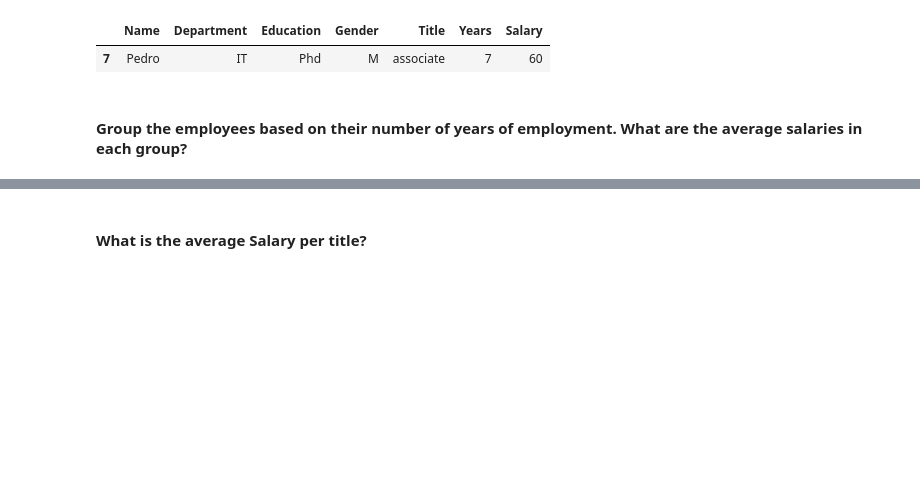
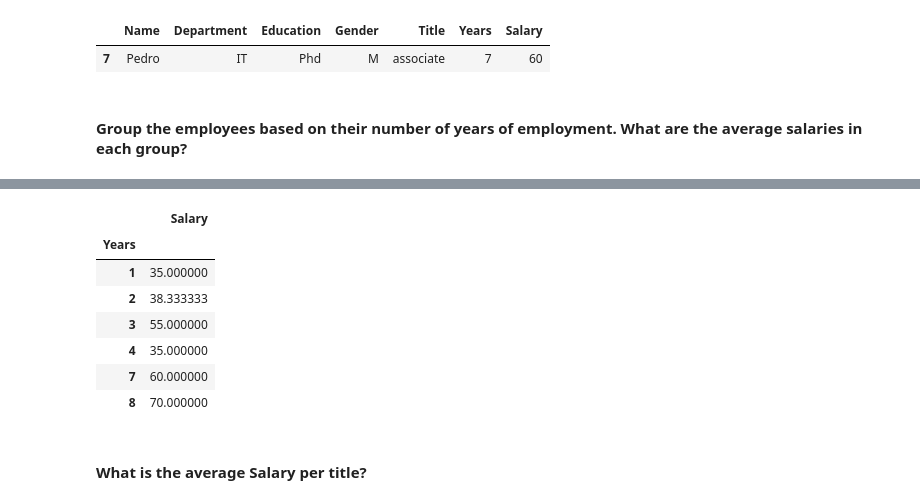
Before and after one commit to Ironhack-Data-Madrid-Octubre-2023/5.1-lab_subsetting_and_descriptive_stats, a Jupyter notebook: your-code/main.ipynb, the cells around one changed output, grey strips where cells are left out. Saved outputs shown, nothing was run; the diff lists cells and outputs as text; code cells hidden in the pictures; blank space fills up the shorter version.

```diff
--- a/your-code/main.ipynb
+++ b/your-code/main.ipynb
@@ -273,2 +262,13 @@ Name: Salary, dtype: int64
+# %%
+pd.pivot_table(employee, values=['Salary'],index='Years', aggfunc='mean')
+# %% [output]
+|  | Salary |
+| Years |  |
+| 1 | 35.000000 |
+| 2 | 38.333333 |
+| 3 | 55.000000 |
+| 4 | 35.000000 |
+| 7 | 60.000000 |
+| 8 | 70.000000 |
 # %% [markdown]
 ####  What is the average Salary per title?
```
Also changed, not shown: parts of 19 cells of this notebook.
